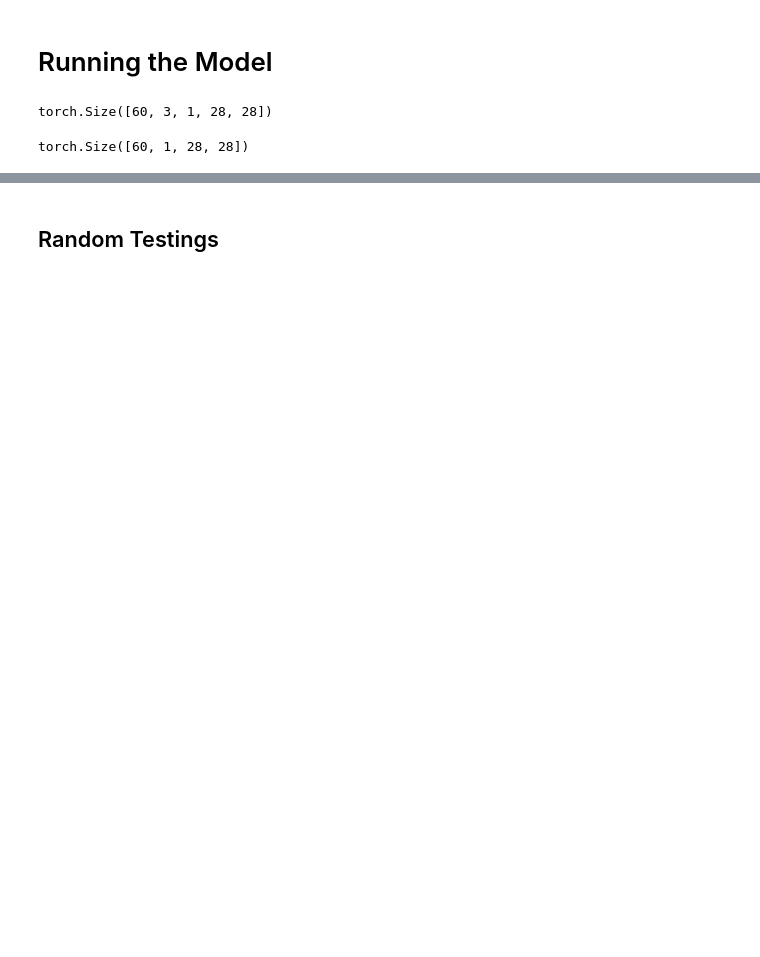
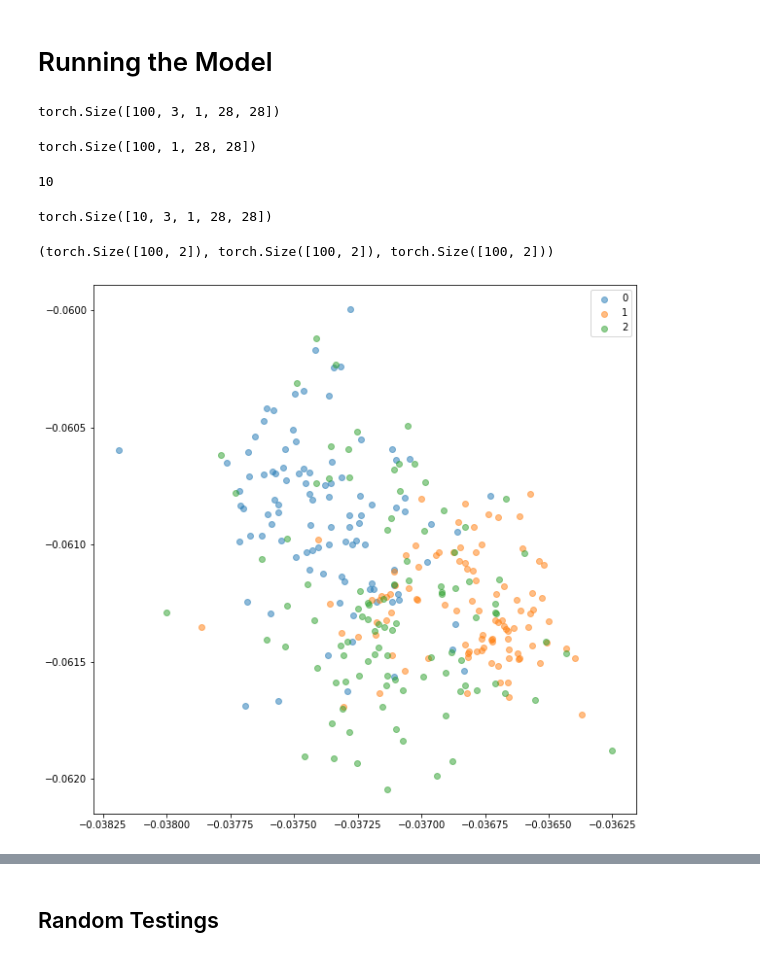
Before and after one commit to ABD-01/MNIST, a Jupyter notebook: Triplet Loss/TRIPLET_LOSS_Pytorch.ipynb, the cells around one changed output, grey strips where cells are left out. Cells and saved outputs as stored; diff of their text form; code cells hidden in the pictures; blank space fills up the shorter version.

Commit message:
Trained the model on 100 images each for 3 classes

```diff
--- a/Triplet Loss/TRIPLET_LOSS_Pytorch.ipynb
+++ b/Triplet Loss/TRIPLET_LOSS_Pytorch.ipynb
@@ -412,12 +376,6 @@ ONNX's Upsample/Resize operator did not match Pytorch's Interpolation until opse
 We recommend using opset 11 and above for models using this operator.
   "" + str(_export_onnx_opset_version) + ". "
 <hiddenlayer.graph.Graph at 0x...>
-# %%
-# Passing only 10 images of class 0,1,2 each.
-
-encoding_dict = {}
-for i in range(5):
-    encoding_dict[i] = model(train_dict[i][:10]) #.detach().numpy()
 # %%
 colors = ['#1f77b4', '#ff7f0e', '#2ca02c', '#d62728',
               '#9467bd', '#8c564b', '#e377c2', '#7f7f7f',
@@ -455,16 +401,44 @@ learning_rate = 0.001
 lossfn = triplet_loss
 optimizer = torch.optim.Adam(model.parameters(), lr = learning_rate)
 # %%
-zeros_images = train_dict[0][:10]
-ones_images  = train_dict[1][:10]
-twos_images  = train_dict[2][:10]
+zeros_images = train_dict[0][:100]
+ones_images  = train_dict[1][:100]
+twos_images  = train_dict[2][:100]
 
-triplets = get_random_triplets([zeros_images, ones_images, twos_images], [0, 1, 2])
-triplets.shape
+images = torch.stack([zeros_images, ones_images, twos_images], dim=1)
+images.shape
 # %% [output]
-torch.Size([60, 3, 1, 28, 28])
+torch.Size([100, 3, 1, 28, 28])
 # %%
-triplets[:,0,...].shape
+images[:,0,...].shape
 # %% [output]
-torch.Size([60, 1, 28, 28])
+torch.Size([100, 1, 28, 28])
+# %%
+loader = torch.utils.data.DataLoader(images, batch_size=10)
+len(loader)
+# %% [output]
+10
+# %%
+sample = next(iter(loader))
+sample.shape
+# %% [output]
+torch.Size([10, 3, 1, 28, 28])
+# %%
+enc0 = []
+enc1 = []
+enc2 = []
+for batch in loader:
+    enc0.append(model(batch[:,0,...]))
+    enc1.append(model(batch[:,1,...]))
+    enc2.append(model(batch[:,2,...]))
+enc0 = torch.cat(enc0)
+enc1 = torch.cat(enc1)
+enc2 = torch.cat(enc2)
+enc0.shape, enc1.shape, enc2.shape
+# %% [output]
+(torch.Size([100, 2]), torch.Size([100, 2]), torch.Size([100, 2]))
+# %%
+plot_embeddings(embeddings=[enc0, enc1, enc2], targets=[0,1,2])
+# %% [output]
+[figure, added]
 # %%
```
Also changed, not shown: parts of 32 cells of this notebook.
